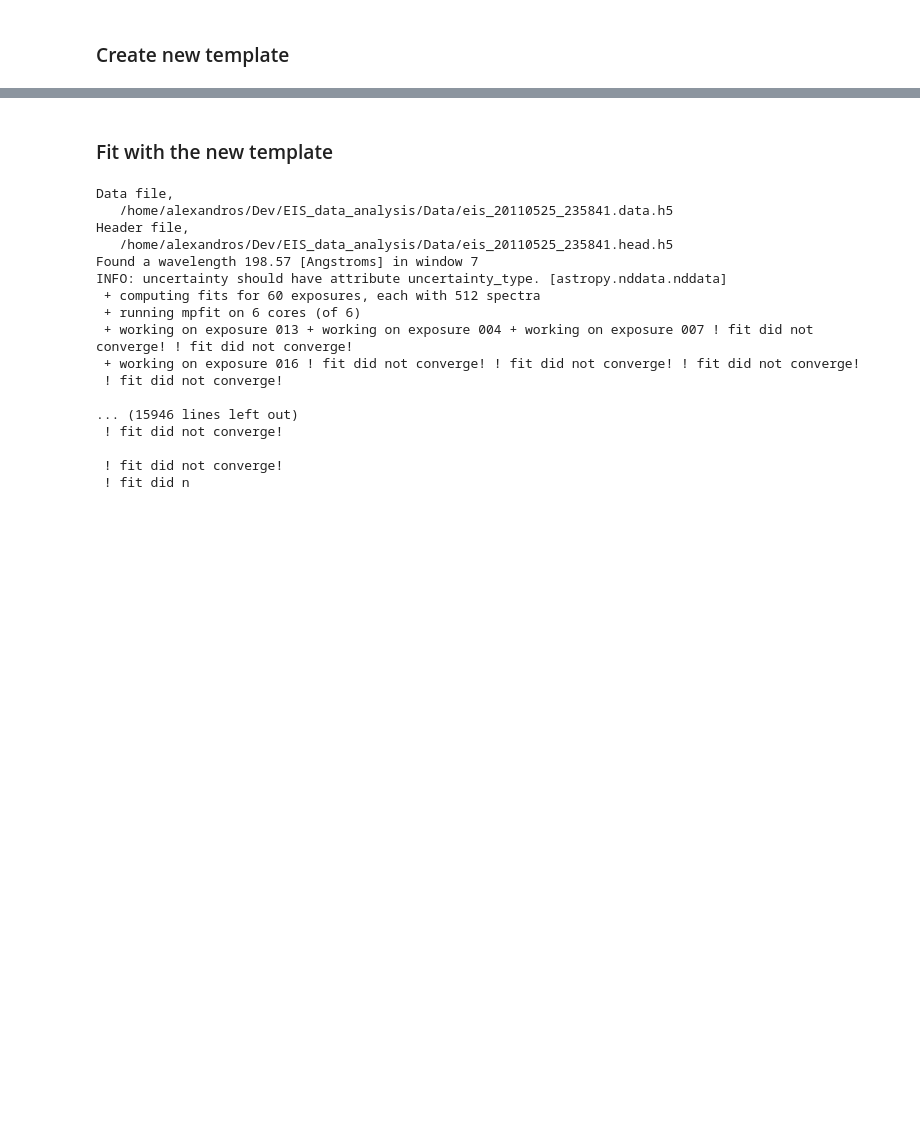
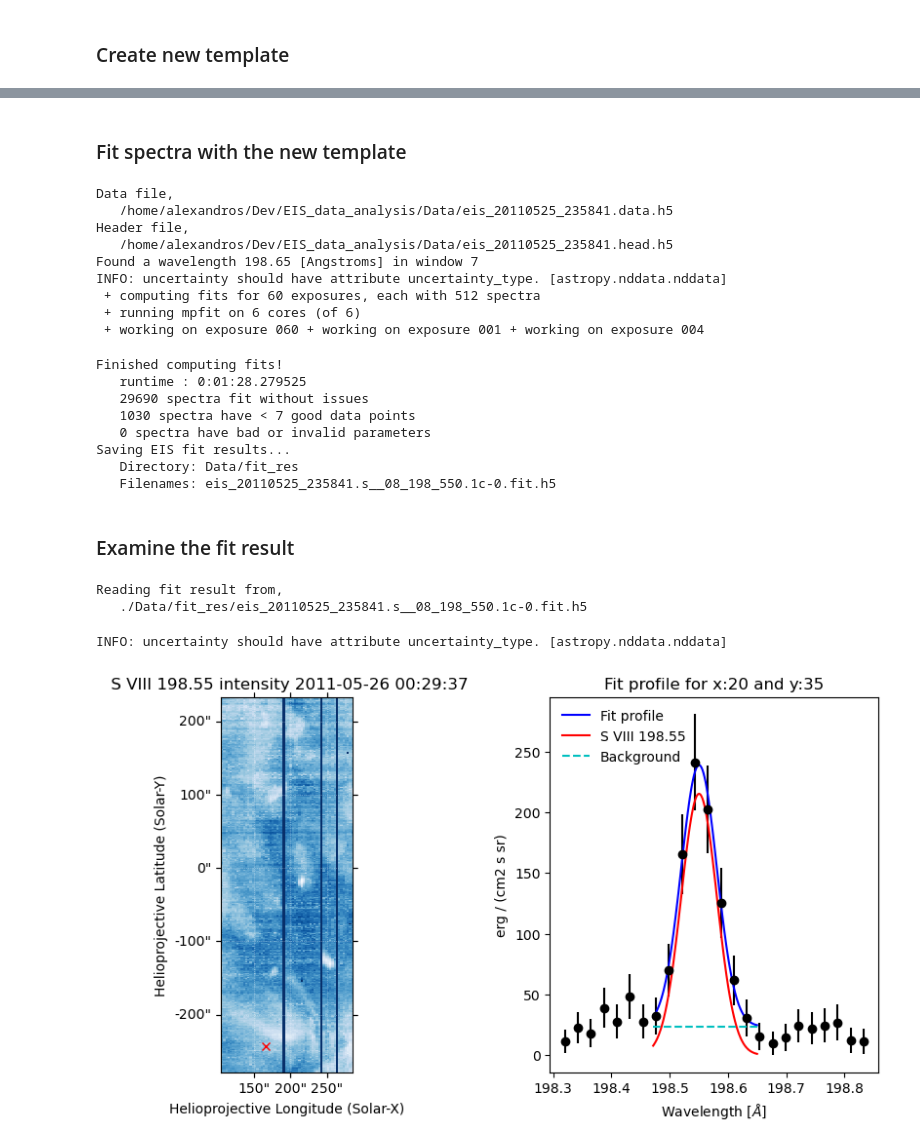
Before and after one commit to AlexandrosKoukras/EIS_data_analysis, a Jupyter notebook: Making_an_EIS_fit_template.ipynb, the cells around one changed output, grey strips where cells are left out. Drawn from its saved outputs; the diff is of its cells as text; code cells hidden in the pictures; blank space fills up the shorter version.

```diff
--- a/Making_an_EIS_fit_template.ipynb
+++ b/Making_an_EIS_fit_template.ipynb
@@ -235,30 +245,68 @@ my_SVIII_fit_tmplt.parinfo
   'value': 30.0}]
 # %% [markdown]
-### Fit with the new template
+### Fit spectra with the new template
 # %%
-# if __name__ == '__main__':
+if __name__ == '__main__':
+    # Read spectral window into an EISCube
+    data_cube = eispac.read_cube(data_filepath, my_SVIII_tmplt.central_wave,
+                                  apply_radcal=True)
 
-data_cube = eispac.read_cube(data_filepath, my_SVIII_fit_tmplt.central_wave,apply_radcal=True)
 
-## Fit the data, then save it to disk
-save_dir = data_dir + '/fit_res'
-fit_res = eispac.fit_spectra(data_cube, my_SVIII_fit_tmplt, ncpu='max')
-save_filepaths = eispac.save_fit(fit_res, save_dir=save_dir)
+    # Fit the data, then save it to disk
+    save_dir = data_dir + '/fit_res'
+    fit_res = eispac.fit_spectra(data_cube, my_SVIII_tmplt, ncpu='max')
+    save_filepaths = eispac.save_fit(fit_res, save_dir=save_dir)
 # %% [output]
 Data file,
    /home/alexandros/Dev/EIS_data_analysis/Data/eis_20110525_235841.data.h5
 Header file,
    /home/alexandros/Dev/EIS_data_analysis/Data/eis_20110525_235841.head.h5
-Found a wavelength 198.57 [Angstroms] in window 7
+Found a wavelength 198.65 [Angstroms] in window 7
 INFO: uncertainty should have attribute uncertainty_type. [astropy.nddata.nddata]
  + computing fits for 60 exposures, each with 512 spectra
  + running mpfit on 6 cores (of 6)
- + working on exposure 013 + working on exposure 004 + working on exposure 007 ! fit did not converge! ! fit did not converge!
- + working on exposure 016 ! fit did not converge! ! fit did not converge! ! fit did not converge!
- ! fit did not converge!
-
-... (15946 lines left out)
- ! fit did not converge!
-
- ! fit did not converge!
- ! fit did n
+ + working on exposure 060 + working on exposure 001 + working on exposure 004
+Finished computing fits!
+   runtime : 0:01:28.279525
+   29690 spectra fit without issues
+   1030 spectra have < 7 good data points
+   0 spectra have bad or invalid parameters
+Saving EIS fit results...
+   Directory: Data/fit_res
+   Filenames: eis_20110525_235841.s__08_198_550.1c-0.fit.h5
+# %% [markdown]
+### Examine the fit result
+# %%
+# Load the fit result
+fit_res_dir = './Data/fit_res'
+fit_res_name = 'eis_20110525_235841.s__08_198_550.1c-0.fit.h5'
+fit_res_filepath = os.path.join(fit_res_dir,fit_res_name)
+fit_res = eispac.read_fit(fit_res_filepath)
+# %% [output]
+Reading fit result from,
+   ./Data/fit_res/eis_20110525_235841.s__08_198_550.1c-0.fit.h5
+# %%
+int_map = fit_res.get_map(0,'int')
+# %% [output]
+INFO: uncertainty should have attribute uncertainty_type. [astropy.nddata.nddata]
+# %%
+# Plot
+from helper_functions import plot_fit_profile as pfp
+
+# Select any pixel
+ix = 20
+iy = 35
+
+fig = plt.figure(figsize=[10,5])
+plot_grid = fig.add_gridspec(nrows=1, ncols=2, wspace=0.3)
+
+# Intensity map
+ax = fig.add_subplot(plot_grid[0,0],projection=int_map)
+int_map.plot(axes=ax)
+ax.plot(ix,iy,'rx')
+
+# Fit result
+ax2 = fig.add_subplot(plot_grid[0,1])
+pfp(data_cube,fit_res,iy,ix,ax2)
+# %% [output]
+[figure, added]
```
Also changed, not shown: parts of 13 cells of this notebook.
